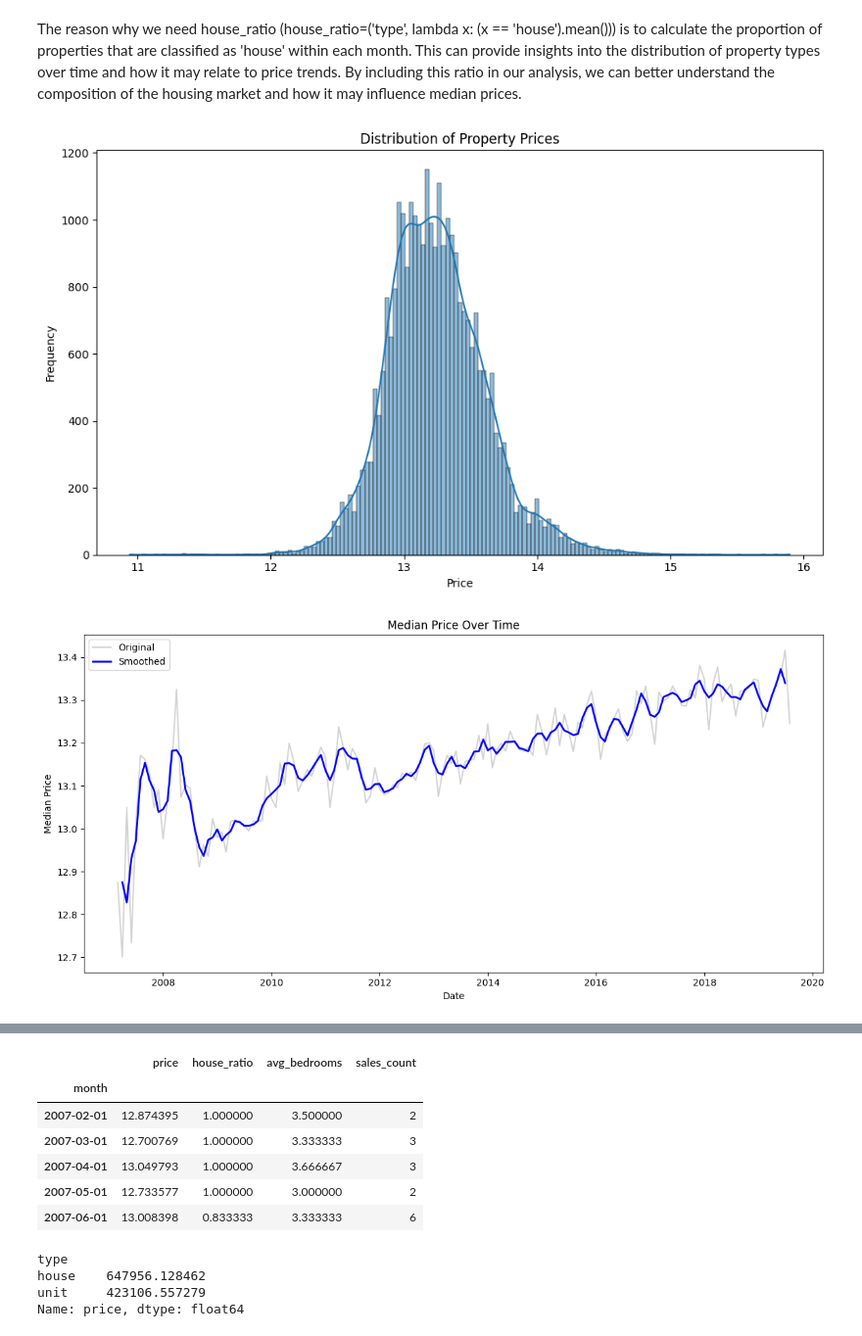
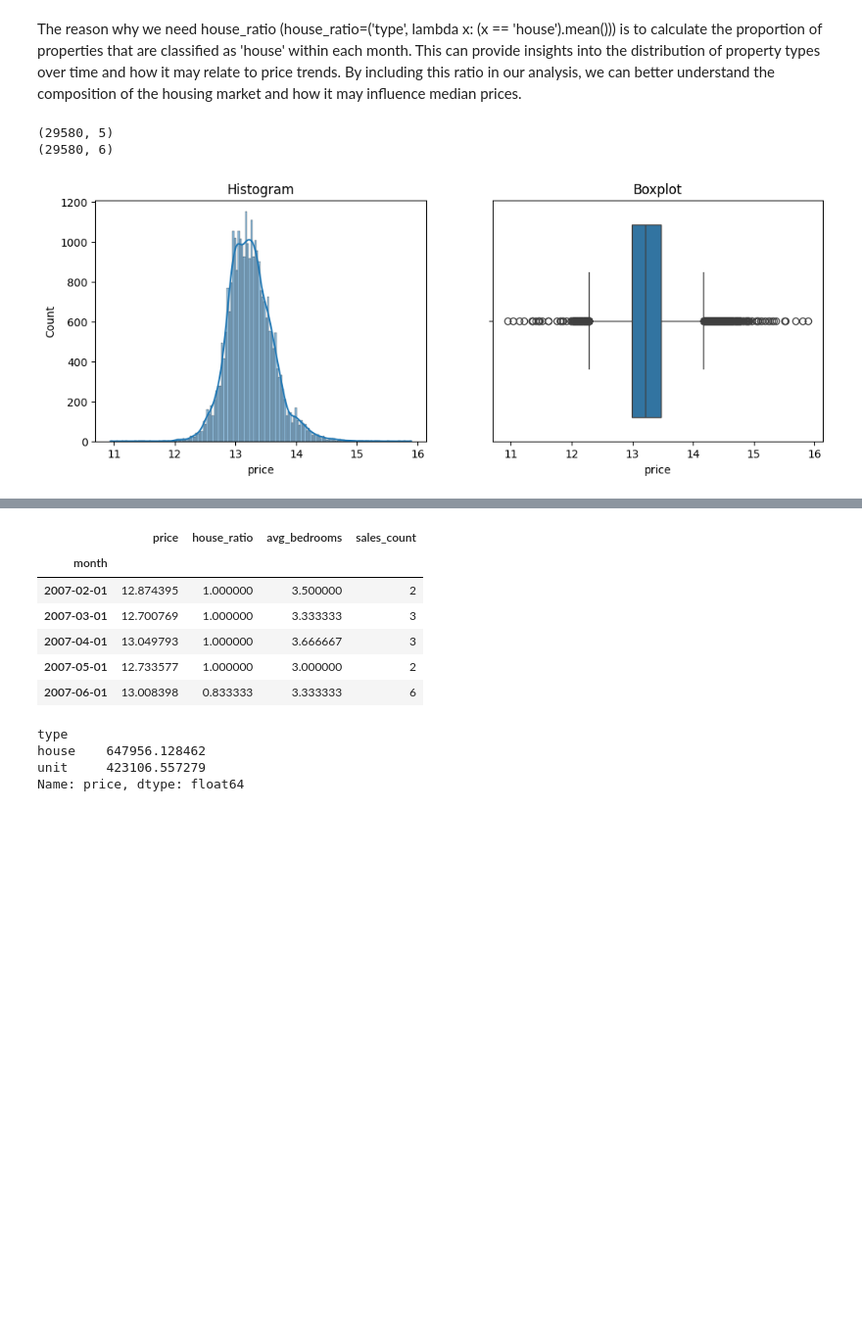
Before and after one commit to lucazini03/AI_industry, a Jupyter notebook: property_sales_forecasting/sales.ipynb, the cells around one changed output, grey strips where cells are left out. Shown at 98% size. Drawn from its saved outputs; the diff is of its cells as text; code cells hidden in the pictures; blank space fills up the shorter version.

```diff
--- a/property_sales_forecasting/sales.ipynb
+++ b/property_sales_forecasting/sales.ipynb
@@ -195,9 +212,9 @@ def plot_price_trend(monthly):
     plt.figure(figsize=(12, 6))
     plt.plot(monthly.index, monthly['price'], color='lightgray', label='Original', linewidth=1.5)
     plt.plot(monthly.index, monthly['price_rolling'], color='blue', label='Smoothed', linewidth=2)
-    plt.title('Median Price Over Time')
+    plt.title('Mean Price Over Time')
     plt.xlabel('Date')
-    plt.ylabel('Median Price')
+    plt.ylabel('Mean Price')
     plt.legend()
     plt.tight_layout()
     plt.show()
@@ -275,8 +292,14 @@ def pipeline(df, type_of_outlier, plotting=True):
 # %% [markdown]
 The reason why we need house_ratio (house_ratio=('type', lambda x: (x == 'house').mean())) is to calculate the proportion of properties that are classified as 'house' within each month. This can provide insights into the distribution of property types over time and how it may relate to price trends. By including this ratio in our analysis, we can better understand the composition of the housing market and how it may influence median prices.
 # %%
-_,_,monthly_df = pipeline(df, type_of_outlier='log_transform', plotting=True)
+print(df.shape)
+df_cleaned,_,monthly_df = pipeline(df, type_of_outlier='log_transform', plotting=False)
+print(df_cleaned.shape)
+# df_cleaned, _, monthly_df = pipeline(df_cleaned, type_of_outlier='remove', plotting=True)
+# print(df_cleaned.shape)
+visualize_distribution(df_cleaned, 'price')
 monthly_df.head()
 # %% [output]
+(29580, 5)
+(29580, 6)
-[figure, old version]
+[figure, new version]
-[figure, removed]
```
Also changed, not shown: parts of 18 cells of this notebook, 28 other files.
